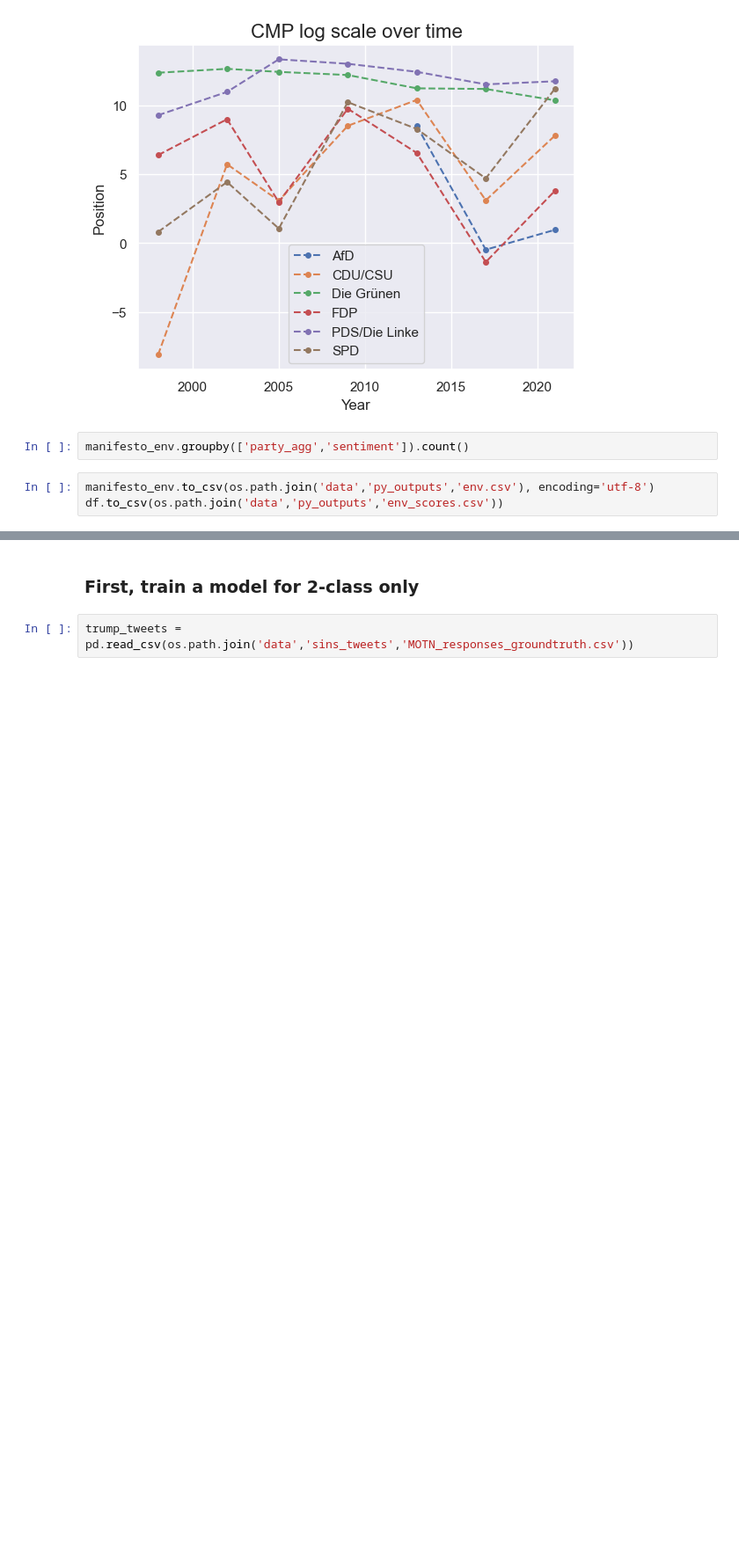
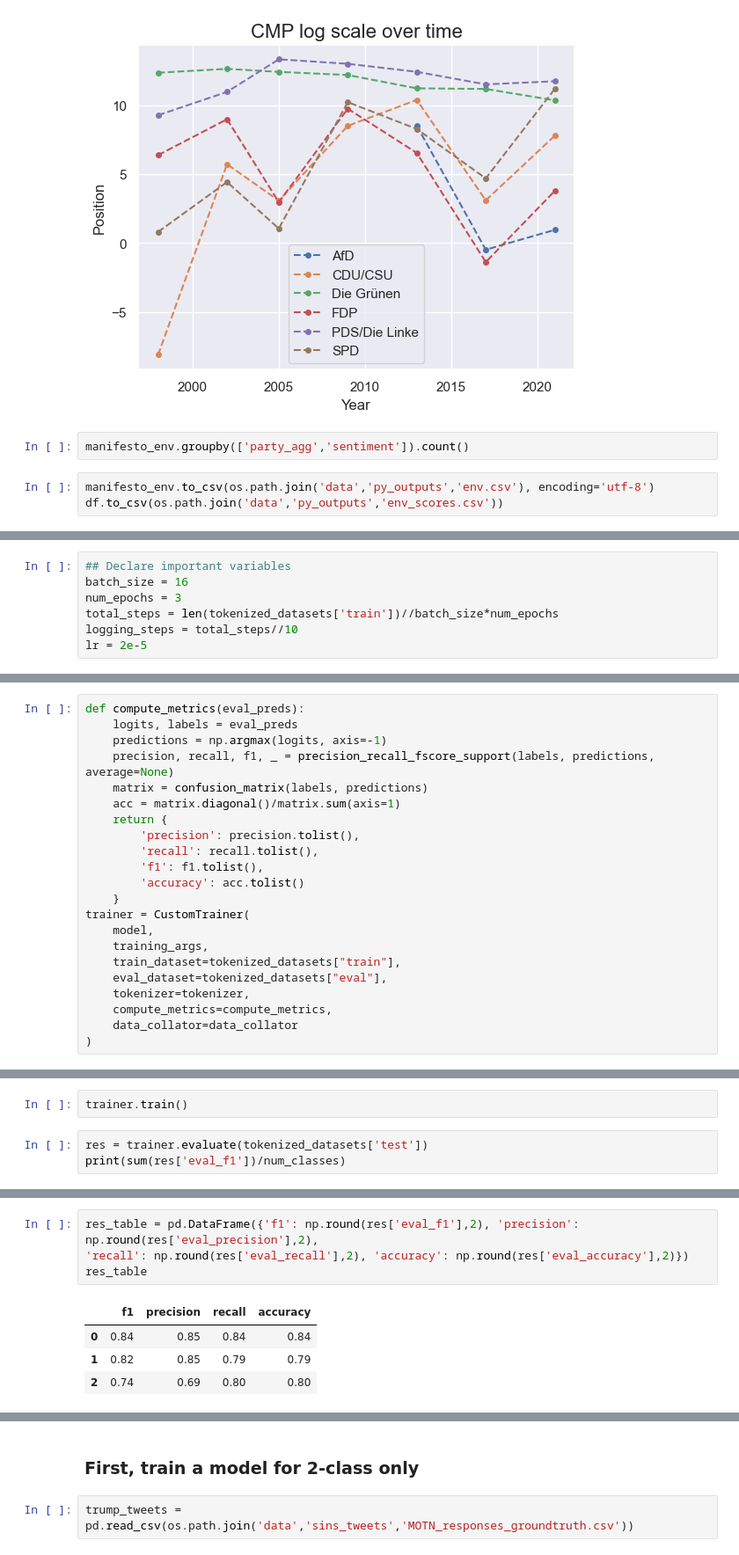
Before and after one commit to hungnguyen167/ContextScale, a Jupyter notebook: BERT_Scaler.ipynb, the cells around one changed output, grey strips where cells are left out. Shown at 88% size. Saved outputs shown, nothing was run; the diff lists cells and outputs as text; blank space fills up the shorter version.

```diff
--- a/BERT_Scaler.ipynb
+++ b/BERT_Scaler.ipynb
@@ -1464,0 +1043,7 @@ df1.to_csv(os.path.join('data','py_outputs','lr_deu_party.csv'))
+# %%
+## Declare important variables
+batch_size = 16
+num_epochs = 3
+total_steps = len(tokenized_datasets['train'])//batch_size*num_epochs
+logging_steps = total_steps//10
+lr = 2e-5
@@ -1464,0 +1066,22 @@ df1.to_csv(os.path.join('data','py_outputs','lr_deu_party.csv'))
+# %%
+def compute_metrics(eval_preds):
+    logits, labels = eval_preds
+    predictions = np.argmax(logits, axis=-1)
+    precision, recall, f1, _ = precision_recall_fscore_support(labels, predictions, average=None)
+    matrix = confusion_matrix(labels, predictions)
+    acc = matrix.diagonal()/matrix.sum(axis=1)
+    return {
+        'precision': precision.tolist(),
+        'recall': recall.tolist(),
+        'f1': f1.tolist(),
+        'accuracy': acc.tolist()
+    }
+trainer = CustomTrainer(
+    model,
+    training_args,
+    train_dataset=tokenized_datasets["train"],
+    eval_dataset=tokenized_datasets["eval"],
+    tokenizer=tokenizer,
+    compute_metrics=compute_metrics,
+    data_collator=data_collator
+)
@@ -1464,0 +1090,5 @@ df1.to_csv(os.path.join('data','py_outputs','lr_deu_party.csv'))
+# %%
+trainer.train()
+# %%
+res = trainer.evaluate(tokenized_datasets['test'])
+print(sum(res['eval_f1'])/num_classes)
@@ -1464,0 +1104,9 @@ df1.to_csv(os.path.join('data','py_outputs','lr_deu_party.csv'))
+# %%
+res_table = pd.DataFrame({'f1': np.round(res['eval_f1'],2), 'precision': np.round(res['eval_precision'],2),
+'recall': np.round(res['eval_recall'],2), 'accuracy': np.round(res['eval_accuracy'],2)})
+res_table
+# %% [output]
+|  | f1 | precision | recall | accuracy |
+| 0 | 0.84 | 0.85 | 0.84 | 0.84 |
+| 1 | 0.82 | 0.85 | 0.79 | 0.79 |
+| 2 | 0.74 | 0.69 | 0.80 | 0.80 |
```
Also changed, not shown: parts of 255 cells of this notebook, 5 other files.
